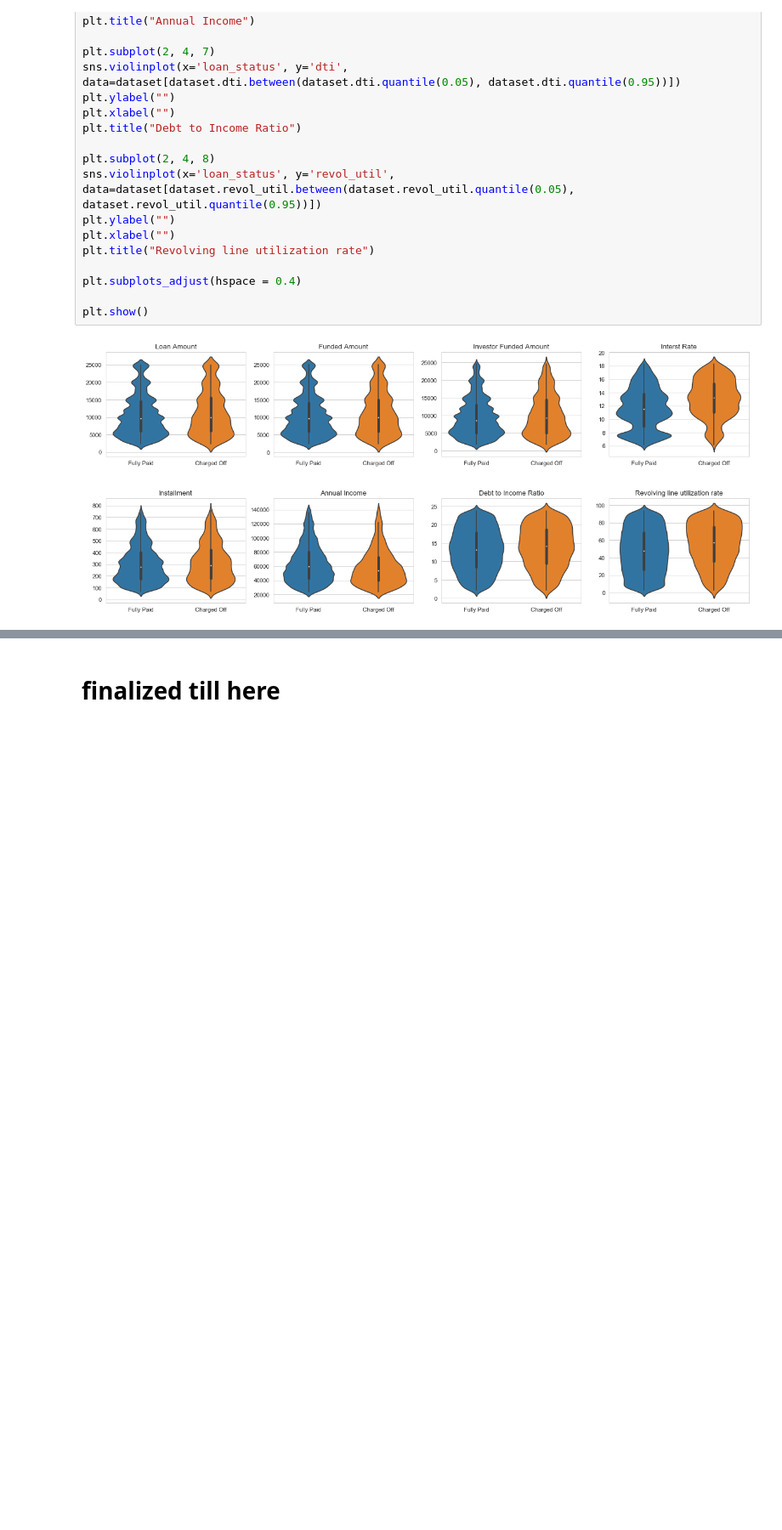
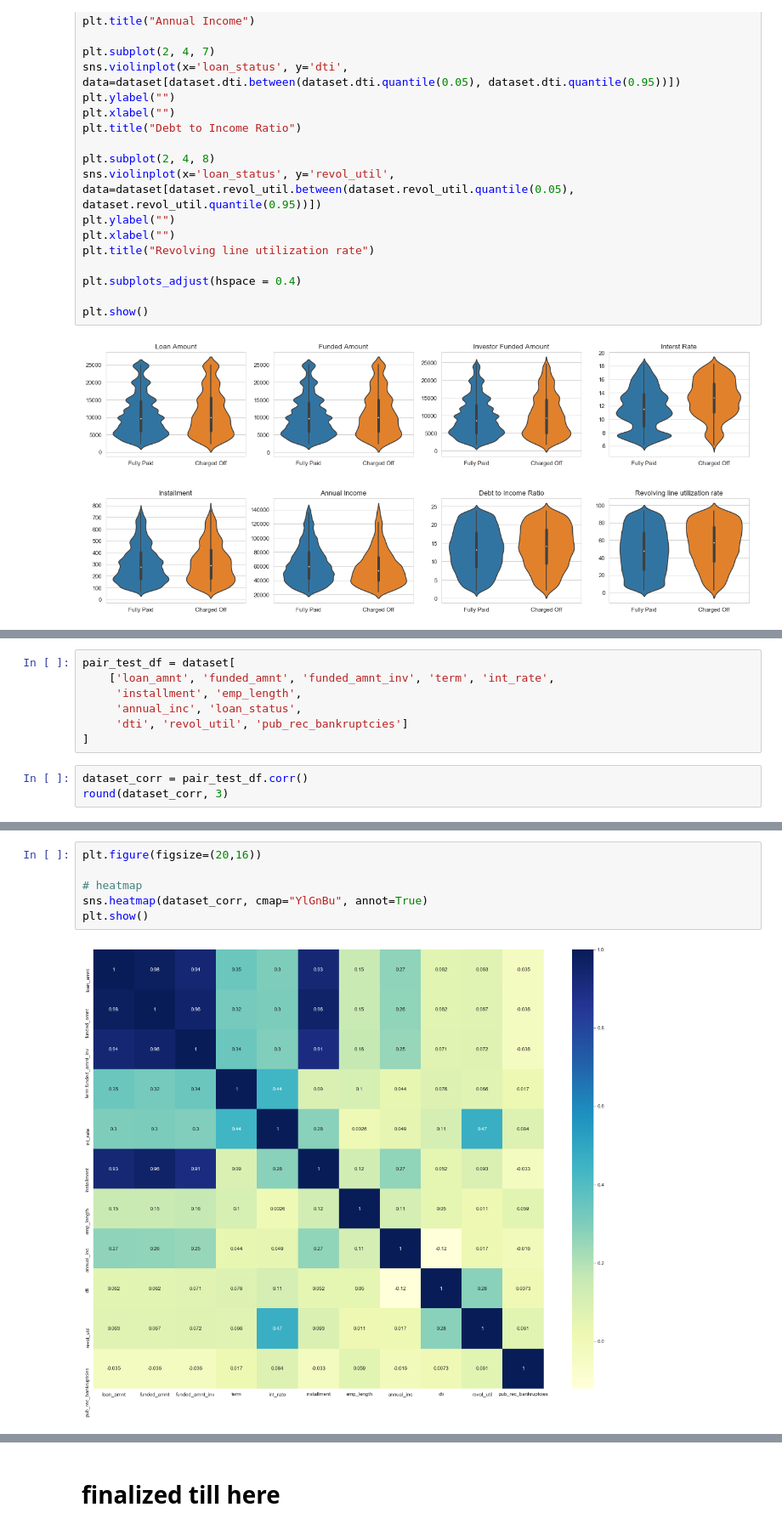
Before and after one commit to arpitjoshi/case-study-2, a Jupyter notebook: notebook.ipynb, the cells around one changed output, grey strips where cells are left out. Shown at 85% size. Saved outputs shown, nothing was run; the diff lists cells and outputs as text; blank space fills up the shorter version.

```diff
--- a/notebook.ipynb
+++ b/notebook.ipynb
@@ -939,0 +955,10 @@ plt.show()
+# %%
+pair_test_df = dataset[
+    ['loan_amnt', 'funded_amnt', 'funded_amnt_inv', 'term', 'int_rate',
+     'installment', 'emp_length',
+     'annual_inc', 'loan_status',
+     'dti', 'revol_util', 'pub_rec_bankruptcies']
+]
+# %%
+dataset_corr = pair_test_df.corr()
+round(dataset_corr, 3)
@@ -939,0 +994,8 @@ plt.show()
+# %%
+plt.figure(figsize=(20,16))
+
+# heatmap
+sns.heatmap(dataset_corr, cmap="YlGnBu", annot=True)
+plt.show()
+# %% [output]
+[figure, added]
```
Also changed, not shown: parts of 10 cells of this notebook.
